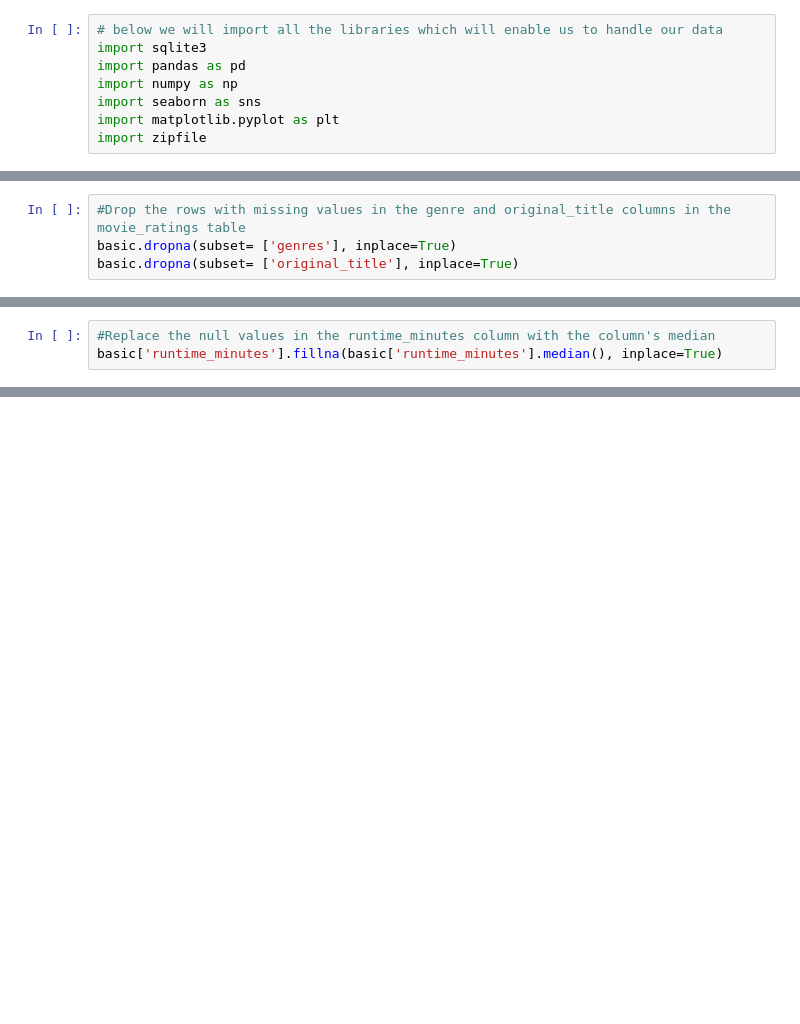
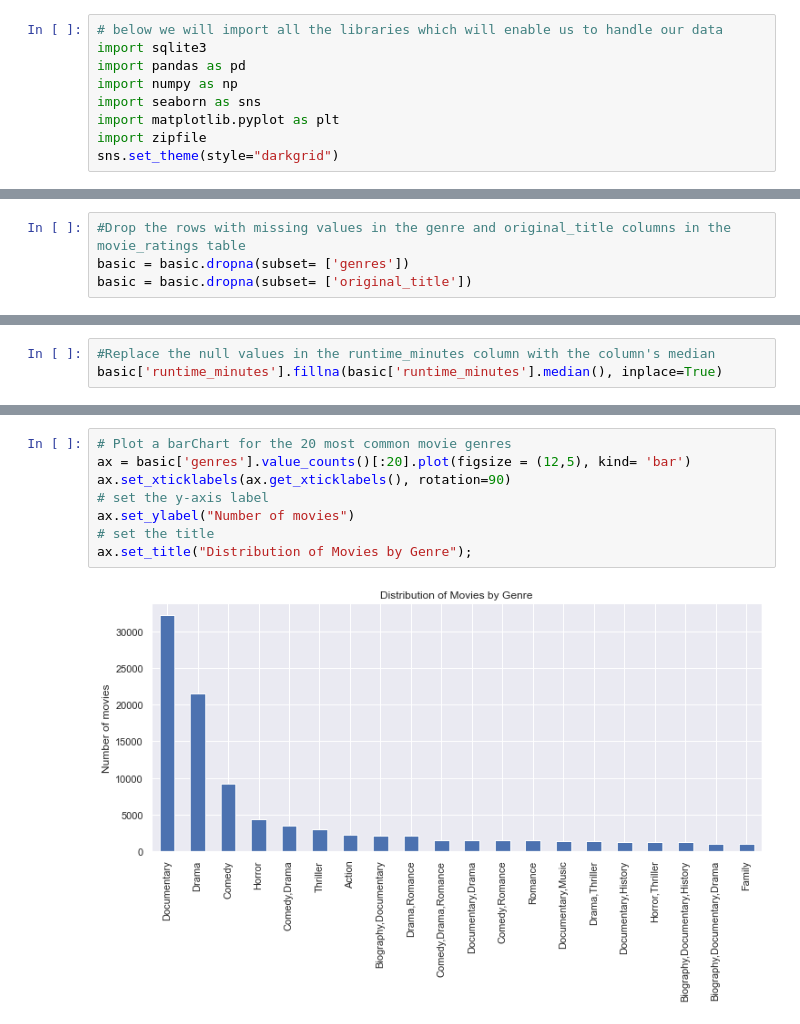
Before and after one commit to Mponziii/Microsoft-Movie-Studio-Project, a Jupyter notebook: student.ipynb, the cells around one changed output, grey strips where cells are left out. Cells and saved outputs as stored; diff of their text form; blank space fills up the shorter version.

```diff
--- a/student.ipynb
+++ b/student.ipynb
@@ -25,6 +16,7 @@ import numpy as np
 import seaborn as sns
 import matplotlib.pyplot as plt
 import zipfile
+sns.set_theme(style="darkgrid")
 # %% [markdown]
 Since the data in IMDb is zipped it has to be unzipped first
 # %%
@@ -329,8 +321,8 @@ dtype: int64
 * To deal with the columns with a relatively small number of values, the rows with with those missing values in those respective columns can be droped.
 # %%
 #Drop the rows with missing values in the genre and original_title columns in the movie_ratings table
-basic.dropna(subset= ['genres'], inplace=True)
-basic.dropna(subset= ['original_title'], inplace=True)
+basic = basic.dropna(subset= ['genres'])
+basic = basic.dropna(subset= ['original_title'])
 # %%
 #Drop the rows with missing values in studio column in the B.O.M dataframe
 bom.dropna(subset= ['studio'], inplace=True)
@@ -346,0 +365,10 @@ basic['runtime_minutes'].fillna(basic['runtime_minutes'].median(), inplace=True)
+# %%
+# Plot a barChart for the 20 most common movie genres
+ax = basic['genres'].value_counts()[:20].plot(figsize = (12,5), kind= 'bar')
+ax.set_xticklabels(ax.get_xticklabels(), rotation=90)
+# set the y-axis label
+ax.set_ylabel("Number of movies")
+# set the title
+ax.set_title("Distribution of Movies by Genre");
+# %% [output]
+[figure, added]
```
Also changed, not shown: parts of 40 cells of this notebook, 1 other file.
